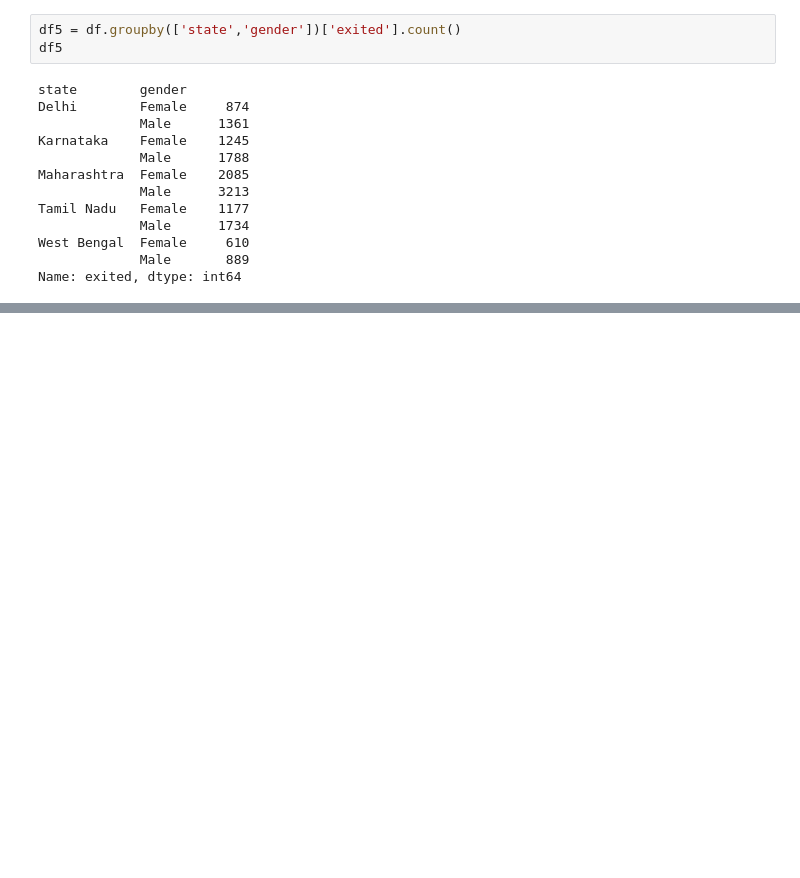
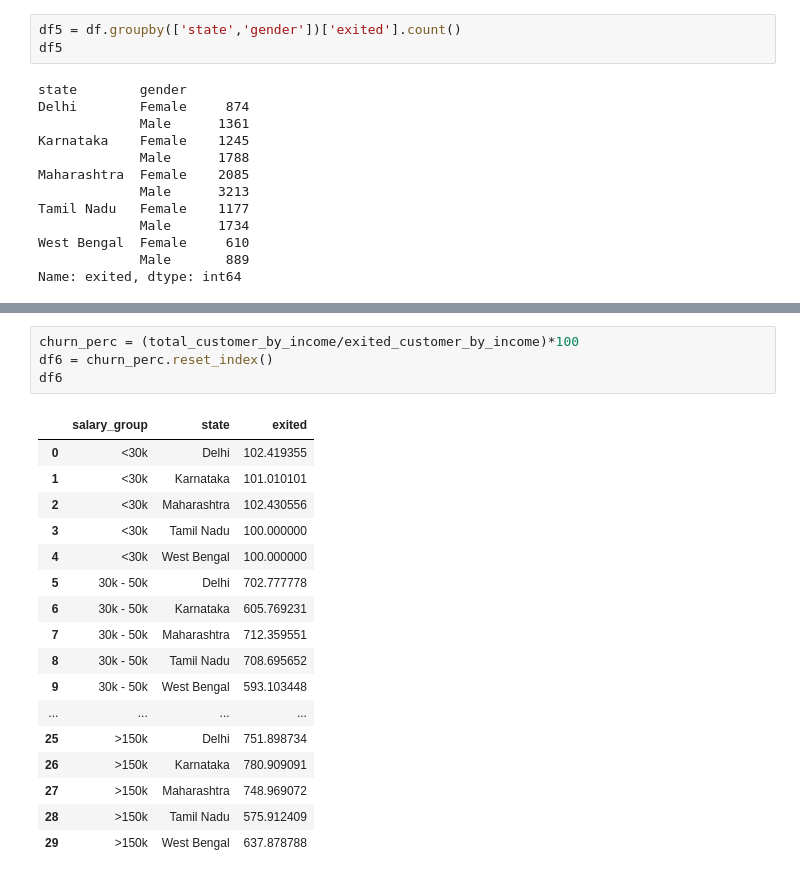
Before and after one commit to Subodhoraw/data-cleanning-, a Jupyter notebook: bank data attrition cleaning.ipynb, the cells around one changed output, grey strips where cells are left out. Cells and saved outputs as stored; diff of their text form; blank space fills up the shorter version.

```diff
--- a/bank data attrition cleaning.ipynb
+++ b/bank data attrition cleaning.ipynb
@@ -936,0 +1028,22 @@ plt.show()
+# %%
+churn_perc = (total_customer_by_income/exited_customer_by_income)*100
+df6 = churn_perc.reset_index()
+df6
+# %% [output]
+|  | salary_group | state | exited |
+| 0 | <30k | Delhi | 102.419355 |
+| 1 | <30k | Karnataka | 101.010101 |
+| 2 | <30k | Maharashtra | 102.430556 |
+| 3 | <30k | Tamil Nadu | 100.000000 |
+| 4 | <30k | West Bengal | 100.000000 |
+| 5 | 30k - 50k | Delhi | 702.777778 |
+| 6 | 30k - 50k | Karnataka | 605.769231 |
+| 7 | 30k - 50k | Maharashtra | 712.359551 |
+| 8 | 30k - 50k | Tamil Nadu | 708.695652 |
+| 9 | 30k - 50k | West Bengal | 593.103448 |
+| ... | ... | ... | ... |
+| 25 | >150k | Delhi | 751.898734 |
+| 26 | >150k | Karnataka | 780.909091 |
+| 27 | >150k | Maharashtra | 748.969072 |
+| 28 | >150k | Tamil Nadu | 575.912409 |
+| 29 | >150k | West Bengal | 637.878788 |
```
Also changed, not shown: parts of 21 cells of this notebook.
